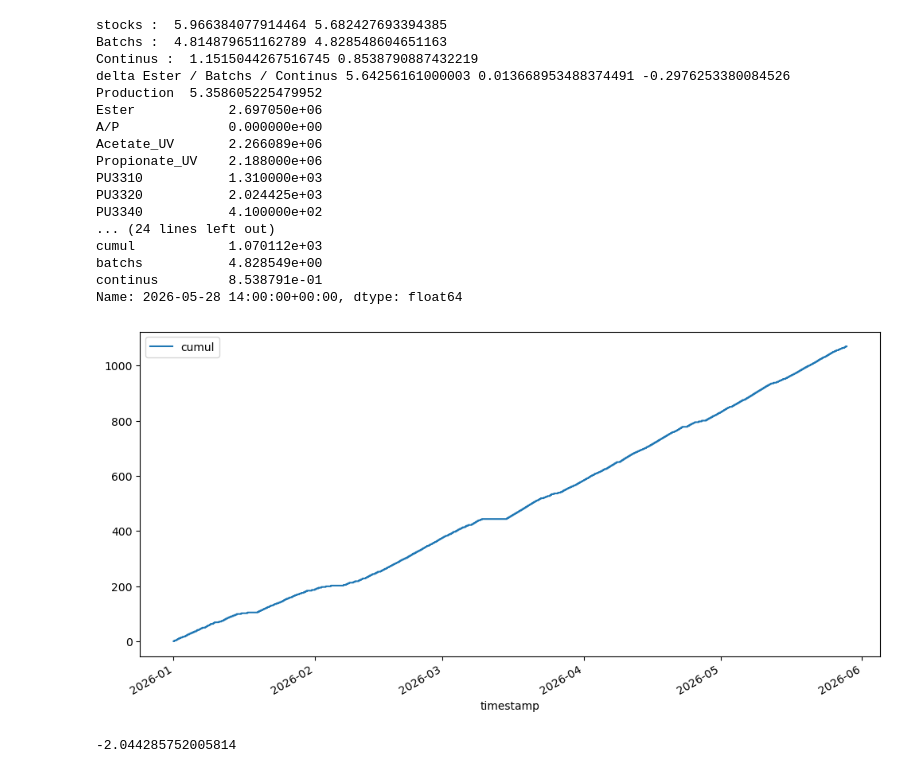
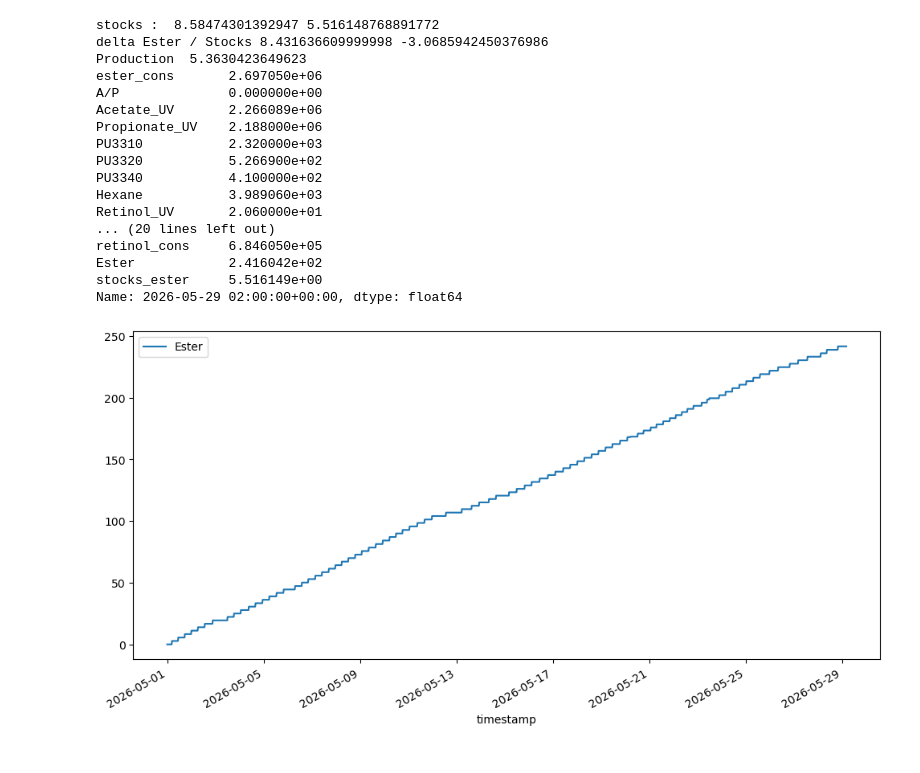
Before and after one commit to e-coucou/Machine-Learning, a Jupyter notebook: 2-OI_a/OI_Suivi_VA.ipynb, the cells around one changed output. Saved outputs shown, nothing was run; the diff lists cells and outputs as text; code cells hidden in the pictures.

```diff
--- a/2-OI_a/OI_Suivi_VA.ipynb
+++ b/2-OI_a/OI_Suivi_VA.ipynb
@@ -13,8 +13,8 @@ from tools.OI_utils import extract_xls,analyser_correlation_croisee
 pd.set_option('display.max_columns', None)
 # %%
 tags = [
-        {'tag':'WQ33222VA', 'nom':'Ester','info':'Totalisation du Peson Acetate/Propionate' },
-        {'tag':'3340_type', 'nom':'A/P','info':'Acetate ou Propionate' },
+        {'tag':'WQ33222VA', 'nom':'ester_cons','info':'Totalisation du Peson Acetate/Propionate','unit':'t' },
+        {'tag':'3340_type', 'nom':'A/P','info':'Acetate ou Propionate','unit':'t' },
         {'tag':'CTY_ACV43A_Teneur Vit. A (UV)', 'nom':'Acetate_UV','info':'ACV43A teneur en acetate'},
         {'tag':'CTY_A3340FGB_Teneur arr. Vit. A (UV)', 'nom':'Propionate_UV', 'info':'A3340FGB teneur en propionate'},
         {'tag':'PU3310VA_Sign','nom':'PU3310','info':'signature du PU3310'},
@@ -26,6 +26,6 @@ tags = [
         {'tag':'LI33218VA','nom':'R33022','info':'niveau du R33022'},
         {'tag':'LI33225VA','nom':'R33061','info':'niveau du R33061'},
         {'tag':'WI33222VA','nom':'R33060','info':'peson du R33060'},
-        {'tag':'FQ32202VA','nom':'Retinol','info':'Consommation rétinol phase Ester'},
+        {'tag':'FQ32202VA','nom':'retinol_cons','info':'Consommation rétinol phase Ester'},
     ]
 # %%
@@ -103,7 +120,7 @@ Colonnes data (noms finaux) : ['Ester', 'A/P', 'Acetate_UV', 'Propionate_UV', 'P
 ============================================================
 # %%
 # 1. On veut changer de date ?
-processor.start = '2026-01-01'
+processor.start = '2026-05-01'
 processor.end = '2026-12-31'
 processor.interval = 'PT10M'
 
@@ -339,40 +319,37 @@ Total Production : 236.6142
 _________________________________________________________________
 # %%
 # Approche 1 : Simple - indexer par jour
-jour1 = '2026-05-28 00:00:00'
+jour1 = '2026-05-28 02:00:00'
 data_jour1 = processor.data.loc[jour1]
-jour2 = '2026-05-28 14:00:00'
+jour2 = '2026-05-29 02:00:00'
 data_jour2 = processor.data.loc[jour2]
-delta_ester = data_jour2['cumul']-data_jour1['cumul']
-delta_batchs = data_jour2['batchs']-data_jour1['batchs']
-delta_continus = data_jour2['continus']-data_jour1['continus']
-stock_j1 = data_jour1['batchs'] + data_jour1['continus']
-stock_j2 = data_jour2['batchs'] + data_jour2['continus']
+delta_ester = data_jour2['Ester']-data_jour1['Ester']
+delta_stocks = data_jour2['stocks_ester']-data_jour1['stocks_ester']
+stock_j1 = data_jour1['stocks_ester']
+stock_j2 = data_jour2['stocks_ester']
 print('stocks : ', stock_j1, stock_j2)
-print('Batchs : ', data_jour1['batchs'], data_jour2['batchs'])
-print('Continus : ', data_jour1['continus'], data_jour2['continus'])
-print('delta Ester / Batchs / Continus',delta_ester, delta_batchs, delta_continus)
-print('Production ',delta_ester + delta_batchs + delta_continus)
+print('delta Ester / Stocks',delta_ester, delta_stocks)
+print('Production ',delta_ester + delta_stocks)
 print(processor.data.loc[jour1], processor.data.loc[jour2])
 # %% [output]
-stocks :  5.966384077914464 5.682427693394385
-Batchs :  4.814879651162789 4.828548604651163
-Continus :  1.1515044267516745 0.8538790887432219
-delta Ester / Batchs / Continus 5.64256161000003 0.013668953488374491 -0.2976253380084526
-Production  5.358605225479952
-Ester            2.697050e+06
+stocks :  8.58474301392947 5.516148768891772
+delta Ester / Stocks 8.431636609999998 -3.0685942450376986
+Production  5.3630423649623
+ester_cons       2.697050e+06
 A/P              0.000000e+00
 Acetate_UV       2.266089e+06
 Propionate_UV    2.188000e+06
-PU3310           1.310000e+03
-PU3320           2.024425e+03
+PU3310           2.320000e+03
+PU3320           5.266900e+02
 PU3340           4.100000e+02
-... (24 lines left out)
-cumul            1.070112e+03
-batchs           4.828549e+00
-continus         8.538791e-01
-Name: 2026-05-28 14:00:00+00:00, dtype: float64
+Hexane           3.989060e+03
+Retinol_UV       2.060000e+01
+... (20 lines left out)
+retinol_cons     6.846050e+05
+Ester            2.416042e+02
+stocks_ester     5.516149e+00
+Name: 2026-05-29 02:00:00+00:00, dtype: float64
 # %%
-processor.data.plot(y=['cumul'], figsize=(12,6));
+processor.data.plot(y=['Ester'], figsize=(12,6));
 # %% [output]
-[figure, old version]
+[figure, new version]
@@ -382,4 +355,0 @@ def l(v):
-# %%
-print( (l(22.22)-l(67.35))/344 * 20.9/100 )
-# %% [output]
--2.044285752005814
```
Also changed, not shown: parts of 11 cells of this notebook, 2 other files.
